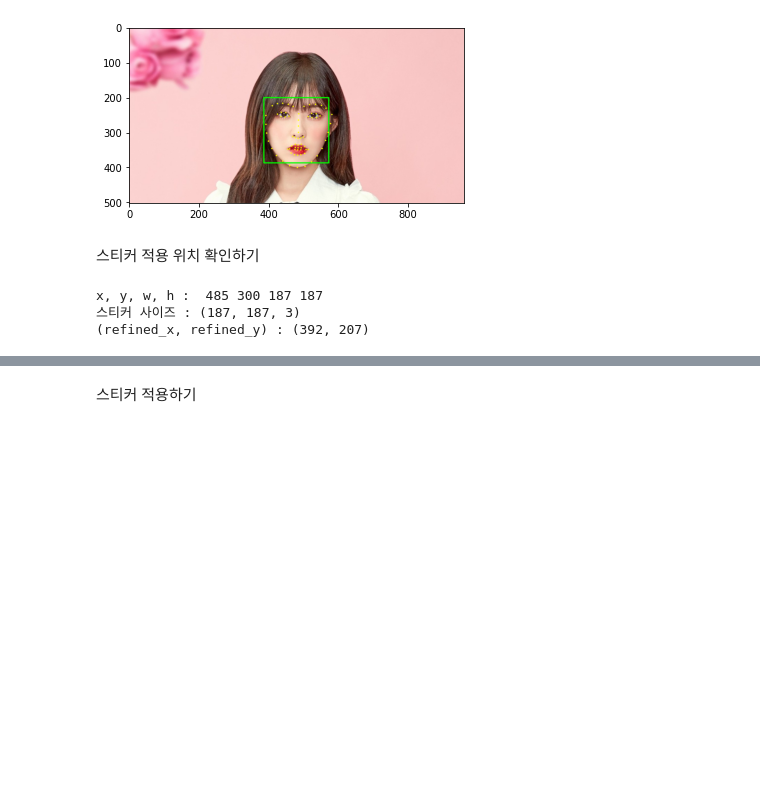
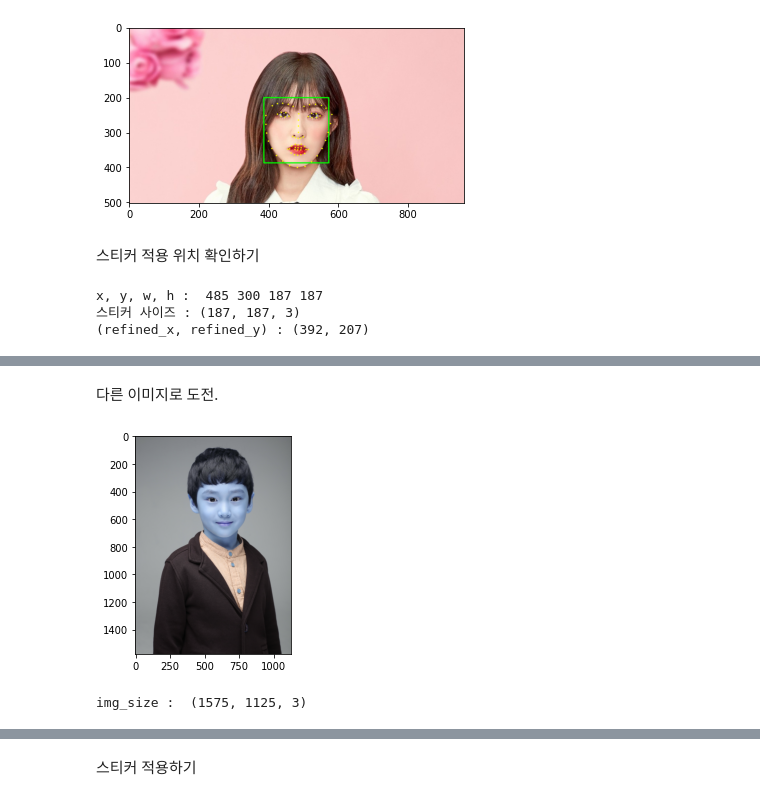
Before and after one commit to SonAhhyun/EXPLORATION, a Jupyter notebook: 03/camera_sticker.ipynb, the cells around one changed output, grey strips where cells are left out. Drawn from its saved outputs; the diff is of its cells as text; code cells hidden in the pictures; blank space fills up the shorter version.

```diff
--- a/03/camera_sticker.ipynb
+++ b/03/camera_sticker.ipynb
@@ -97,0 +127,14 @@ x, y, w, h :  485 300 187 187
+# %% [markdown]
+다른 이미지로 도전.
+# %%
+img_path = os.getenv('HOME') + '/aiffel/camera_sticker/images/IMG_1316.jpg'
+img_bgr = cv2.imread(img_path)  #- OpenCV로 이미지를 읽어서
+#img_bgr = cv2.resize(img_bgr, (640, 360))    # 640x360의 크기로 Resize
+img_show = img_bgr.copy()  # 출력용 이미지 별도 보관
+img_rgb = cv2.cvtColor(img_bgr, cv2.COLOR_BGR2RGB)
+plt.imshow(img_bgr)
+plt.show()
+print('img_size : ', img_rgb.shape)
+# %% [output]
+[figure, added]
+img_size :  (1575, 1125, 3)
```
Also changed, not shown: parts of 24 cells of this notebook.
